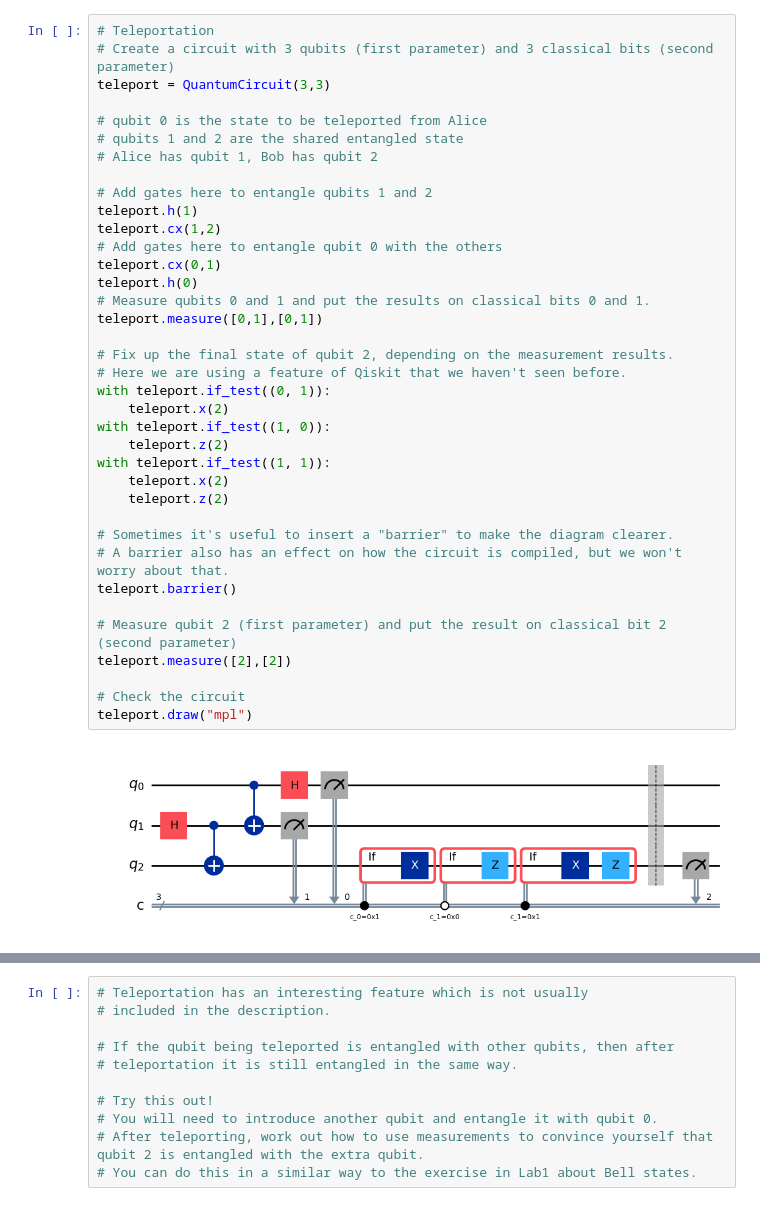
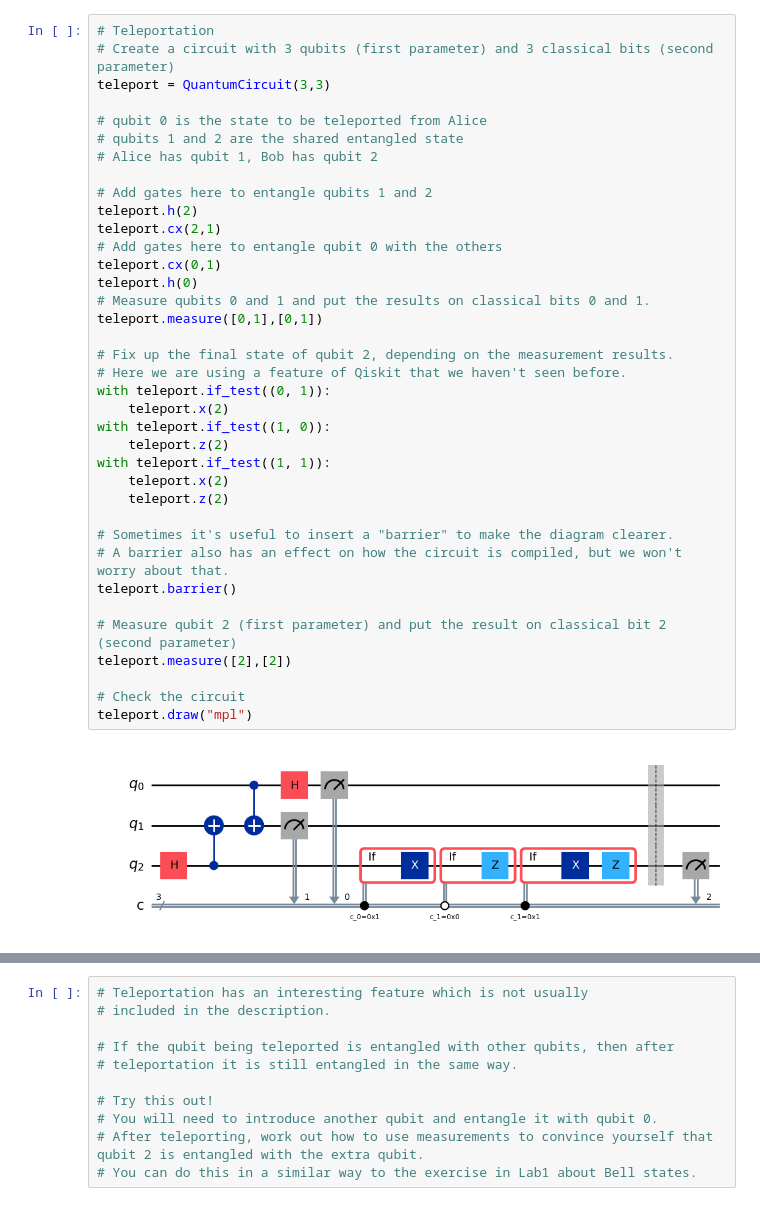
Before and after one commit to Jia-Ming-2001/SIT-UofG-QC, a Jupyter notebook: QC-Lab2-B.ipynb, the cells around one changed output, grey strips where cells are left out. Drawn from its saved outputs; the diff is of its cells as text.

```diff
--- a/QC-Lab2-B.ipynb
+++ b/QC-Lab2-B.ipynb
@@ -39,36 +39,36 @@ teleport = QuantumCircuit(3,3)
 # qubits 1 and 2 are the shared entangled state
 # Alice has qubit 1, Bob has qubit 2
 
 # Add gates here to entangle qubits 1 and 2
-teleport.h(1)
-teleport.cx(1,2)
+teleport.h(2)
+teleport.cx(2,1)
 # Add gates here to entangle qubit 0 with the others
 teleport.cx(0,1)
 teleport.h(0)
 # Measure qubits 0 and 1 and put the results on classical bits 0 and 1.
 teleport.measure([0,1],[0,1])
 
 # Fix up the final state of qubit 2, depending on the measurement results.
 # Here we are using a feature of Qiskit that we haven't seen before.
 with teleport.if_test((0, 1)):
     teleport.x(2)
 with teleport.if_test((1, 0)):
     teleport.z(2)
 with teleport.if_test((1, 1)):
     teleport.x(2)
     teleport.z(2)
 
 # Sometimes it's useful to insert a "barrier" to make the diagram clearer.
 # A barrier also has an effect on how the circuit is compiled, but we won't worry about that.
 teleport.barrier()
 
 # Measure qubit 2 (first parameter) and put the result on classical bit 2 (second parameter)
 teleport.measure([2],[2])
 
 # Check the circuit
 teleport.draw("mpl")
 # %% [output]
-[figure, old version]
+[figure, new version]
 # %%
 # Use a circuit to put qubit 0 into the state that we want to teleport,
 # and compose it into the main circuit.
```
Also changed, not shown: parts of 3 cells of this notebook.
